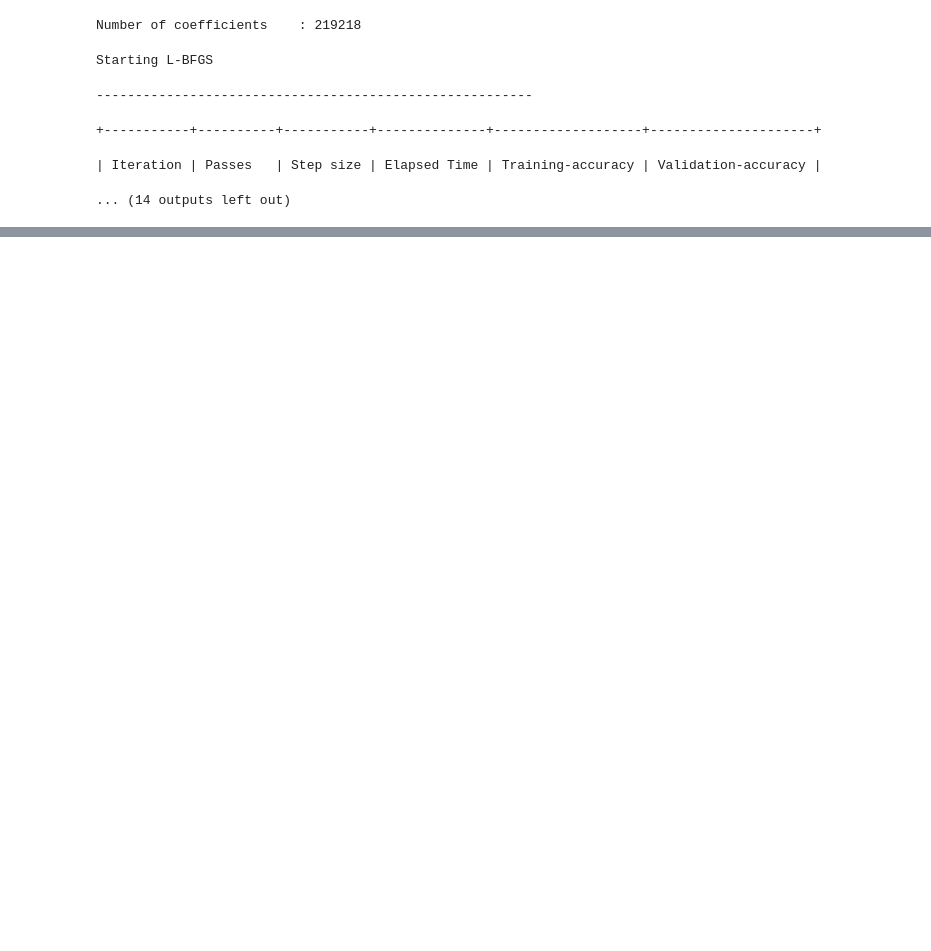
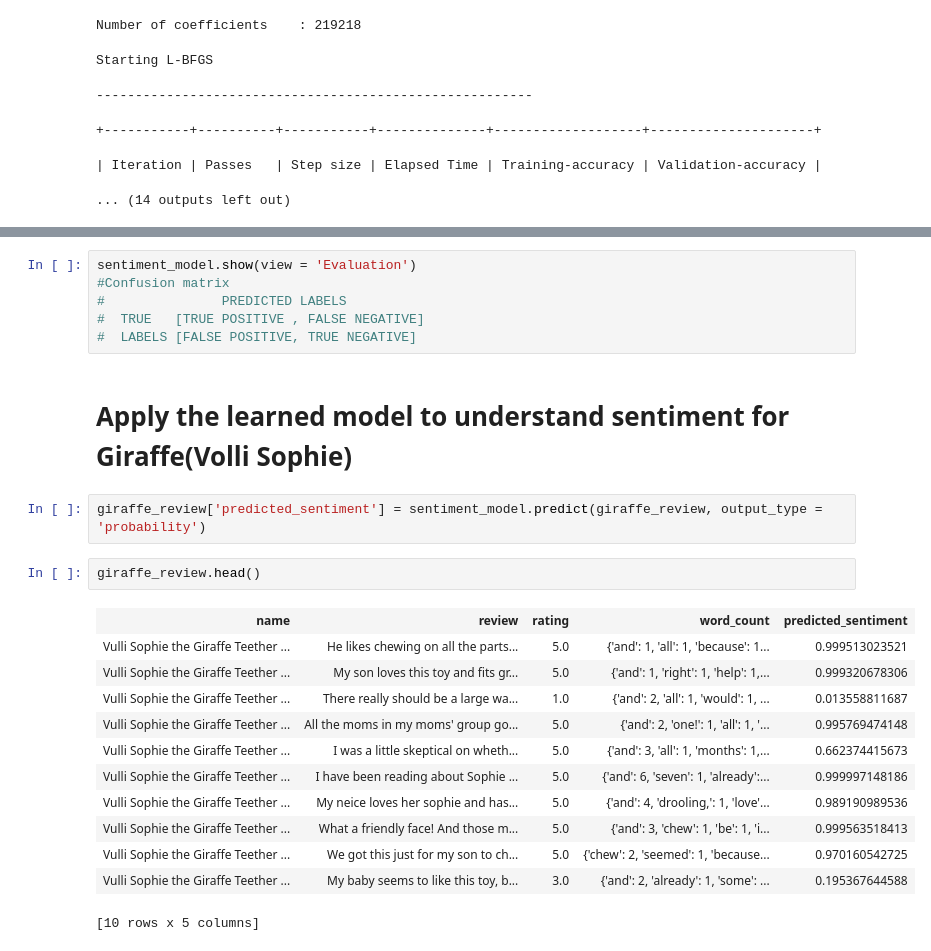
Before and after one commit to igagansingh/MachineLearningFoundation, a Jupyter notebook: week_3/Analyzing product sentiment.ipynb, the cells around one changed output, grey strips where cells are left out. Saved outputs shown, nothing was run; the diff lists cells and outputs as text; blank space fills up the shorter version.

Commit message:
Analyzing sentiment lesson finished.

```diff
--- a/week_3/Analyzing product sentiment.ipynb
+++ b/week_3/Analyzing product sentiment.ipynb
@@ -98,0 +121,25 @@ Starting L-BFGS
+# %%
+sentiment_model.show(view = 'Evaluation')
+#Confusion matrix
+#               PREDICTED LABELS
+#  TRUE   [TRUE POSITIVE , FALSE NEGATIVE]
+#  LABELS [FALSE POSITIVE, TRUE NEGATIVE]
+# %% [markdown]
+# Apply the learned model to understand sentiment for Giraffe(Volli Sophie)
+# %%
+giraffe_review['predicted_sentiment'] = sentiment_model.predict(giraffe_review, output_type = 'probability')
+# %%
+giraffe_review.head()
+# %% [output]
+| name | review | rating | word_count | predicted_sentiment |
+| Vulli Sophie the Giraffe Teether ... | He likes chewing on all the parts... | 5.0 | {'and': 1, 'all': 1, 'because': 1... | 0.999513023521 |
+| Vulli Sophie the Giraffe Teether ... | My son loves this toy and fits gr... | 5.0 | {'and': 1, 'right': 1, 'help': 1,... | 0.999320678306 |
+| Vulli Sophie the Giraffe Teether ... | There really should be a large wa... | 1.0 | {'and': 2, 'all': 1, 'would': 1, ... | 0.013558811687 |
+| Vulli Sophie the Giraffe Teether ... | All the moms in my moms' group go... | 5.0 | {'and': 2, 'one!': 1, 'all': 1, '... | 0.995769474148 |
+| Vulli Sophie the Giraffe Teether ... | I was a little skeptical on wheth... | 5.0 | {'and': 3, 'all': 1, 'months': 1,... | 0.662374415673 |
+| Vulli Sophie the Giraffe Teether ... | I have been reading about Sophie ... | 5.0 | {'and': 6, 'seven': 1, 'already':... | 0.999997148186 |
+| Vulli Sophie the Giraffe Teether ... | My neice loves her sophie and has... | 5.0 | {'and': 4, 'drooling,': 1, 'love'... | 0.989190989536 |
+| Vulli Sophie the Giraffe Teether ... | What a friendly face! And those m... | 5.0 | {'and': 3, 'chew': 1, 'be': 1, 'i... | 0.999563518413 |
+| Vulli Sophie the Giraffe Teether ... | We got this just for my son to ch... | 5.0 | {'chew': 2, 'seemed': 1, 'because... | 0.970160542725 |
+| Vulli Sophie the Giraffe Teether ... | My baby seems to like this toy, b... | 3.0 | {'and': 2, 'already': 1, 'some': ... | 0.195367644588 |
+[10 rows x 5 columns]
```
Also changed, not shown: parts of 4 cells of this notebook.
